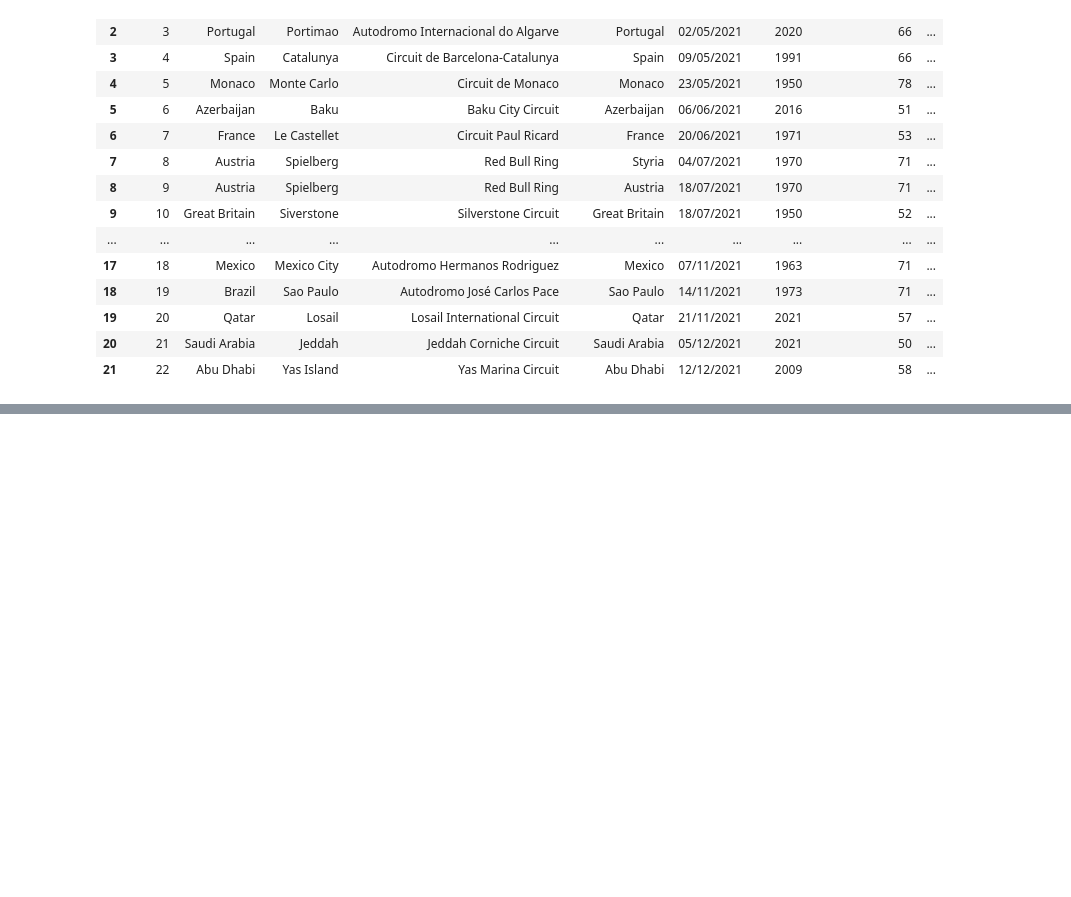
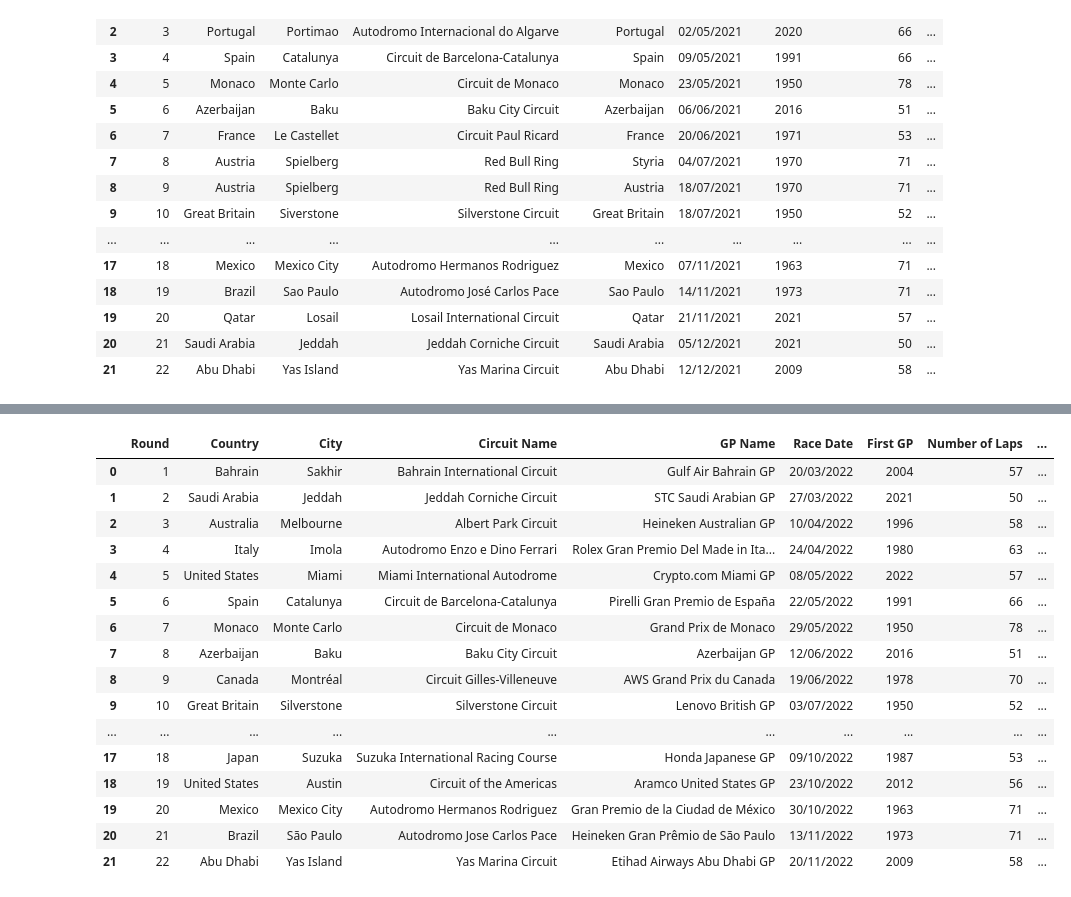
Before and after one commit to michalwietecki/f1-weather-dwh, a Jupyter notebook: results_table_creation.ipynb, the cells around one changed output, grey strips where cells are left out. Saved outputs shown, nothing was run; the diff lists cells and outputs as text; code cells hidden in the pictures; blank space fills up the shorter version.

```diff
--- a/results_table_creation.ipynb
+++ b/results_table_creation.ipynb
@@ -330,0 +341,20 @@ ids = [90672,26224, 68059,76541,87588,37306,74716, ]
+# %%
+results_2022.head(25)
+# %% [output]
+|  | Round | Country | City | Circuit Name | GP Name | Race Date | First GP | Number of Laps | ... |
+| 0 | 1 | Bahrain | Sakhir | Bahrain International Circuit | Gulf Air Bahrain GP | 20/03/2022 | 2004 | 57 | ... |
+| 1 | 2 | Saudi Arabia | Jeddah | Jeddah Corniche Circuit | STC Saudi Arabian GP | 27/03/2022 | 2021 | 50 | ... |
+| 2 | 3 | Australia | Melbourne | Albert Park Circuit | Heineken Australian GP | 10/04/2022 | 1996 | 58 | ... |
+| 3 | 4 | Italy | Imola | Autodromo Enzo e Dino Ferrari | Rolex Gran Premio Del Made in Ita... | 24/04/2022 | 1980 | 63 | ... |
+| 4 | 5 | United States | Miami | Miami International Autodrome | Crypto.com Miami GP | 08/05/2022 | 2022 | 57 | ... |
+| 5 | 6 | Spain | Catalunya | Circuit de Barcelona-Catalunya | Pirelli Gran Premio de España | 22/05/2022 | 1991 | 66 | ... |
+| 6 | 7 | Monaco | Monte Carlo | Circuit de Monaco | Grand Prix de Monaco | 29/05/2022 | 1950 | 78 | ... |
+| 7 | 8 | Azerbaijan | Baku | Baku City Circuit | Azerbaijan GP | 12/06/2022 | 2016 | 51 | ... |
+| 8 | 9 | Canada | Montréal | Circuit Gilles-Villeneuve | AWS Grand Prix du Canada | 19/06/2022 | 1978 | 70 | ... |
+| 9 | 10 | Great Britain | Silverstone | Silverstone Circuit | Lenovo British GP | 03/07/2022 | 1950 | 52 | ... |
+| ... | ... | ... | ... | ... | ... | ... | ... | ... | ... |
+| 17 | 18 | Japan | Suzuka | Suzuka International Racing Course | Honda Japanese GP | 09/10/2022 | 1987 | 53 | ... |
+| 18 | 19 | United States | Austin | Circuit of the Americas | Aramco United States GP | 23/10/2022 | 2012 | 56 | ... |
+| 19 | 20 | Mexico | Mexico City | Autodromo Hermanos Rodriguez | Gran Premio de la Ciudad de México | 30/10/2022 | 1963 | 71 | ... |
+| 20 | 21 | Brazil | São Paulo | Autodromo Jose Carlos Pace | Heineken Gran Prêmio de São Paulo | 13/11/2022 | 1973 | 71 | ... |
+| 21 | 22 | Abu Dhabi | Yas Island | Yas Marina Circuit | Etihad Airways Abu Dhabi GP | 20/11/2022 | 2009 | 58 | ... |
```
Also changed, not shown: parts of 4 cells of this notebook, 2 other files.
